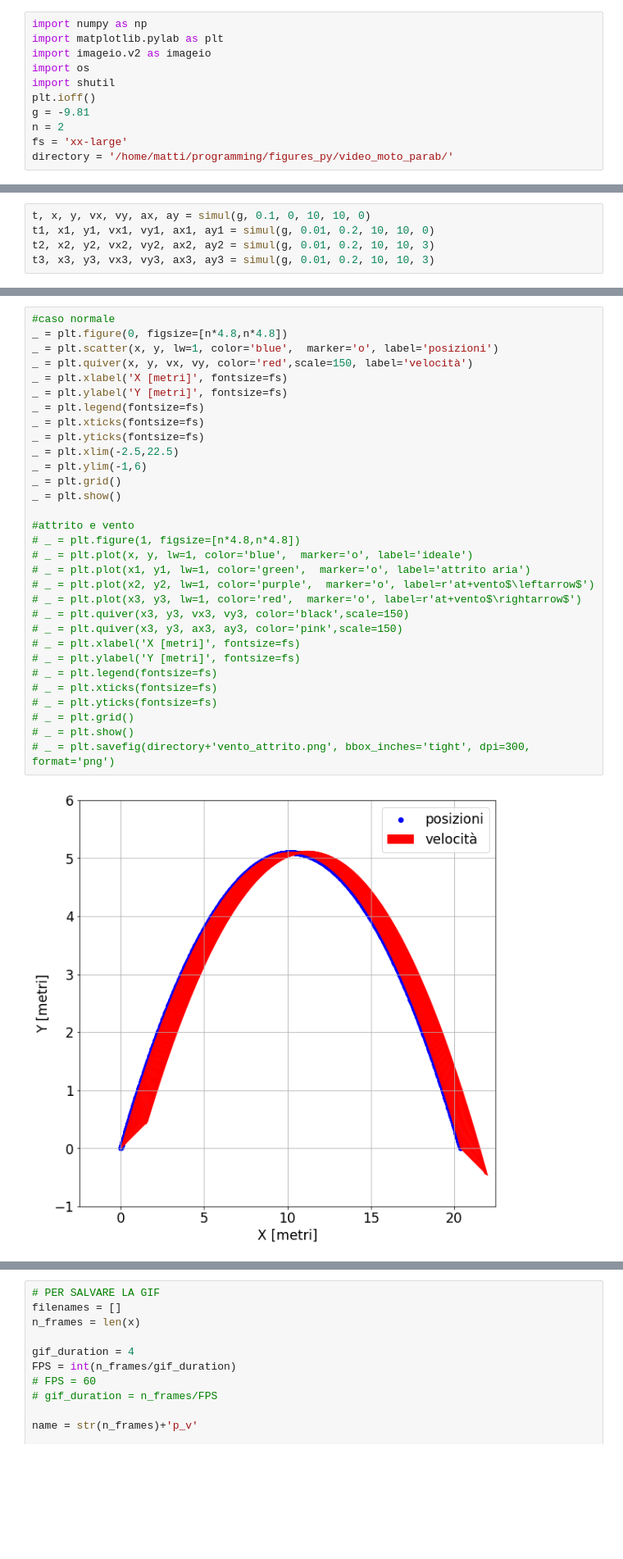
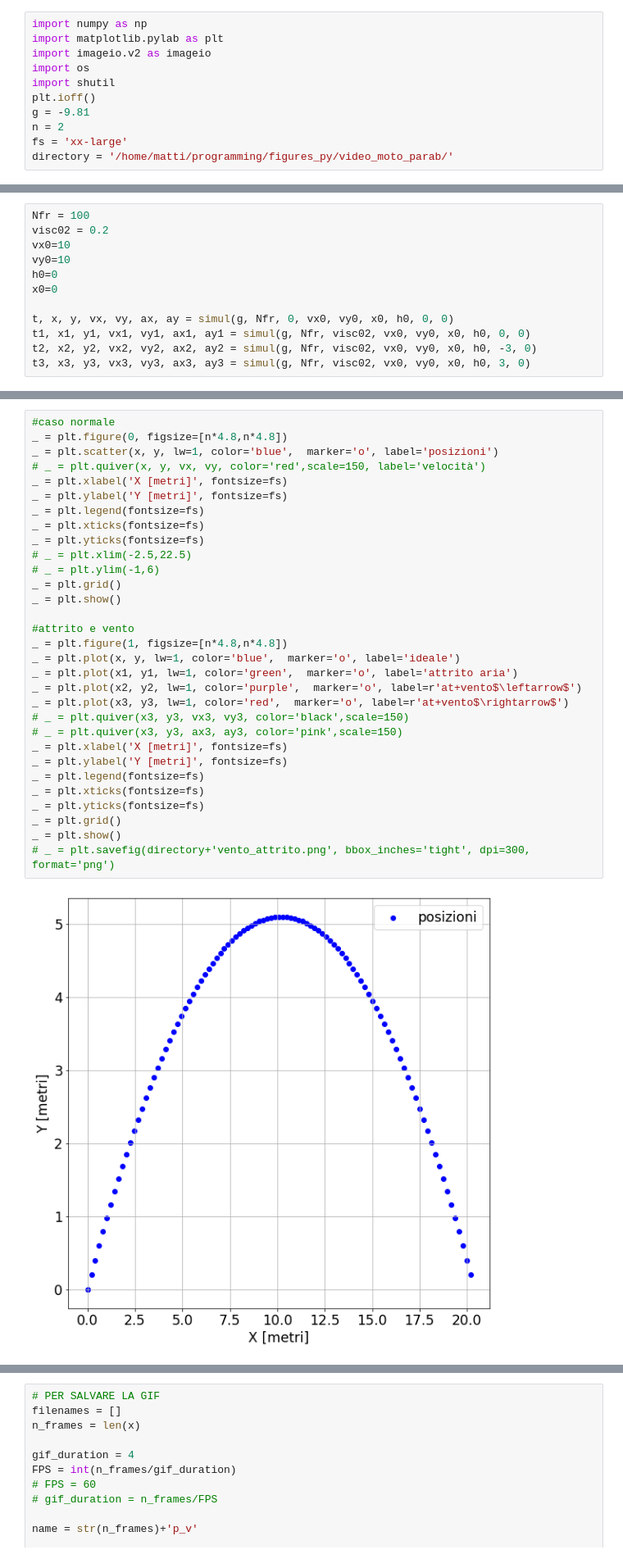
Before and after one commit to mattiamencagli/my-python-plots, a Jupyter notebook: moto_parabolico.ipynb, the cells around one changed output, grey strips where cells are left out. Shown: that part at 82% size. Cells and saved outputs as stored; diff of their text form; blank space fills up the shorter version.

```diff
--- a/moto_parabolico.ipynb
+++ b/moto_parabolico.ipynb
@@ -38,6 +42,13 @@ def simul(grav, dt_fact, visc, v0x, v0y, wind):
     return t, x, y, vx, vy, ax, ay
 # %%
-t, x, y, vx, vy, ax, ay = simul(g, 0.1, 0, 10, 10, 0)
-t1, x1, y1, vx1, vy1, ax1, ay1 = simul(g, 0.01, 0.2, 10, 10, 0)
-t2, x2, y2, vx2, vy2, ax2, ay2 = simul(g, 0.01, 0.2, 10, 10, 3)
-t3, x3, y3, vx3, vy3, ax3, ay3 = simul(g, 0.01, 0.2, 10, 10, 3)
+Nfr = 100
+visc02 = 0.2
+vx0=10
+vy0=10
+h0=0
+x0=0
+
+t, x, y, vx, vy, ax, ay = simul(g, Nfr, 0, vx0, vy0, x0, h0, 0, 0)
+t1, x1, y1, vx1, vy1, ax1, ay1 = simul(g, Nfr, visc02, vx0, vy0, x0, h0, 0, 0)
+t2, x2, y2, vx2, vy2, ax2, ay2 = simul(g, Nfr, visc02, vx0, vy0, x0, h0, -3, 0)
+t3, x3, y3, vx3, vy3, ax3, ay3 = simul(g, Nfr, visc02, vx0, vy0, x0, h0, 3, 0)
@@ -44,33 +60,33 @@ t3, x3, y3, vx3, vy3, ax3, ay3 = simul(g, 0.01, 0.2, 10, 10, 3)
 # %%
 #caso normale
 _ = plt.figure(0, figsize=[n*4.8,n*4.8])
 _ = plt.scatter(x, y, lw=1, color='blue',  marker='o', label='posizioni')
-_ = plt.quiver(x, y, vx, vy, color='red',scale=150, label='velocità')
+# _ = plt.quiver(x, y, vx, vy, color='red',scale=150, label='velocità')
 _ = plt.xlabel('X [metri]', fontsize=fs)
 _ = plt.ylabel('Y [metri]', fontsize=fs)
 _ = plt.legend(fontsize=fs)
 _ = plt.xticks(fontsize=fs)
 _ = plt.yticks(fontsize=fs)
-_ = plt.xlim(-2.5,22.5)
-_ = plt.ylim(-1,6)
+# _ = plt.xlim(-2.5,22.5)
+# _ = plt.ylim(-1,6)
 _ = plt.grid()
 _ = plt.show()
 
 #attrito e vento
-# _ = plt.figure(1, figsize=[n*4.8,n*4.8])
-# _ = plt.plot(x, y, lw=1, color='blue',  marker='o', label='ideale')
-# _ = plt.plot(x1, y1, lw=1, color='green',  marker='o', label='attrito aria')
-# _ = plt.plot(x2, y2, lw=1, color='purple',  marker='o', label=r'at+vento$\leftarrow$')
-# _ = plt.plot(x3, y3, lw=1, color='red',  marker='o', label=r'at+vento$\rightarrow$')
+_ = plt.figure(1, figsize=[n*4.8,n*4.8])
+_ = plt.plot(x, y, lw=1, color='blue',  marker='o', label='ideale')
+_ = plt.plot(x1, y1, lw=1, color='green',  marker='o', label='attrito aria')
+_ = plt.plot(x2, y2, lw=1, color='purple',  marker='o', label=r'at+vento$\leftarrow$')
+_ = plt.plot(x3, y3, lw=1, color='red',  marker='o', label=r'at+vento$\rightarrow$')
 # _ = plt.quiver(x3, y3, vx3, vy3, color='black',scale=150)
 # _ = plt.quiver(x3, y3, ax3, ay3, color='pink',scale=150)
-# _ = plt.xlabel('X [metri]', fontsize=fs)
-# _ = plt.ylabel('Y [metri]', fontsize=fs)
-# _ = plt.legend(fontsize=fs)
-# _ = plt.xticks(fontsize=fs)
-# _ = plt.yticks(fontsize=fs)
-# _ = plt.grid()
-# _ = plt.show()
+_ = plt.xlabel('X [metri]', fontsize=fs)
+_ = plt.ylabel('Y [metri]', fontsize=fs)
+_ = plt.legend(fontsize=fs)
+_ = plt.xticks(fontsize=fs)
+_ = plt.yticks(fontsize=fs)
+_ = plt.grid()
+_ = plt.show()
 # _ = plt.savefig(directory+'vento_attrito.png', bbox_inches='tight', dpi=300, format='png')
 # %% [output]
-[figure, old version]
+[figure, new version]
```
Also changed, not shown: parts of 4 cells of this notebook, 5 other files.
